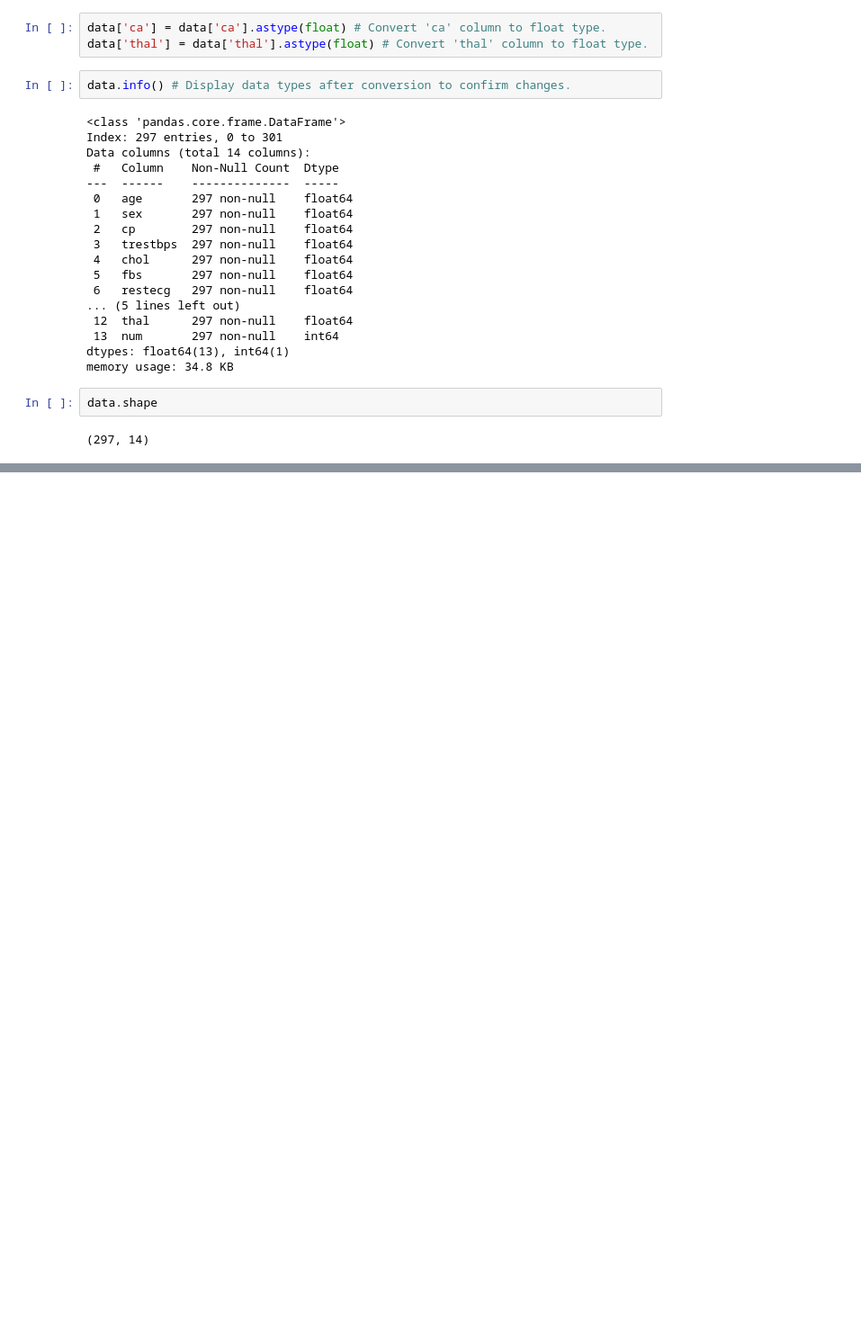
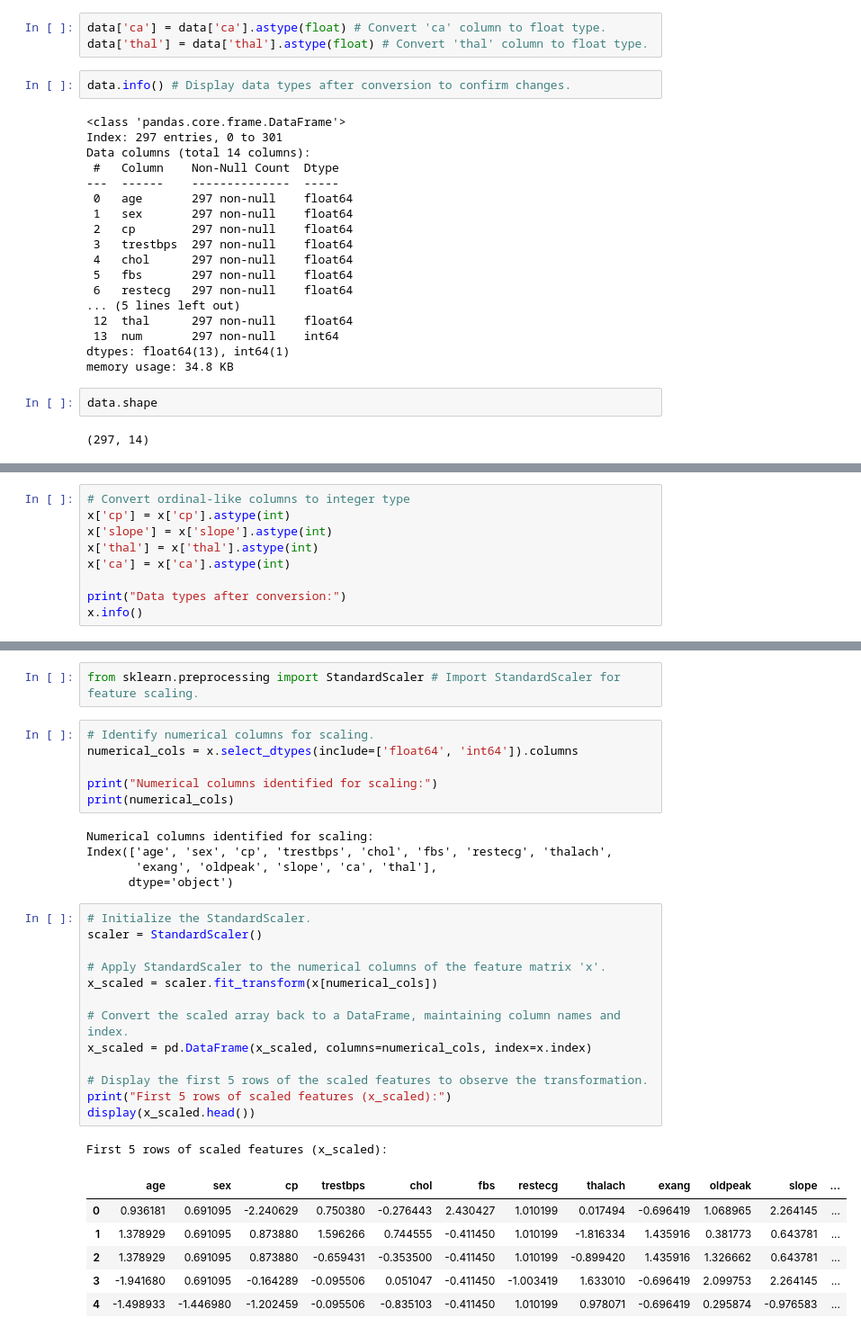
Before and after one commit to AakarshPatel/pytorch-heart-disease, a Jupyter notebook: 02_Data__Cleaning_and_Preprocessing.ipynb, the cells around one changed output, grey strips where cells are left out. Shown at 90% size. Saved outputs shown, nothing was run; the diff lists cells and outputs as text; blank space fills up the shorter version.

Commit message:
Apply feature scaling, perform train-test split, and finalize modeling dataset

```diff
--- a/02_Data__Cleaning_and_Preprocessing.ipynb
+++ b/02_Data__Cleaning_and_Preprocessing.ipynb
@@ -69,0 +214,9 @@ data.shape
+# %%
+# Convert ordinal-like columns to integer type
+x['cp'] = x['cp'].astype(int)
+x['slope'] = x['slope'].astype(int)
+x['thal'] = x['thal'].astype(int)
+x['ca'] = x['ca'].astype(int)
+
+print("Data types after conversion:")
+x.info()
@@ -69,0 +241,34 @@ data.shape
+# %%
+from sklearn.preprocessing import StandardScaler # Import StandardScaler for feature scaling.
+# %%
+# Identify numerical columns for scaling.
+numerical_cols = x.select_dtypes(include=['float64', 'int64']).columns
+
+print("Numerical columns identified for scaling:")
+print(numerical_cols)
+# %% [output]
+Numerical columns identified for scaling:
+Index(['age', 'sex', 'cp', 'trestbps', 'chol', 'fbs', 'restecg', 'thalach',
+       'exang', 'oldpeak', 'slope', 'ca', 'thal'],
+      dtype='object')
+# %%
+# Initialize the StandardScaler.
+scaler = StandardScaler()
+
+# Apply StandardScaler to the numerical columns of the feature matrix 'x'.
+x_scaled = scaler.fit_transform(x[numerical_cols])
+
+# Convert the scaled array back to a DataFrame, maintaining column names and index.
+x_scaled = pd.DataFrame(x_scaled, columns=numerical_cols, index=x.index)
+
+# Display the first 5 rows of the scaled features to observe the transformation.
+print("First 5 rows of scaled features (x_scaled):")
+display(x_scaled.head())
+# %% [output]
+First 5 rows of scaled features (x_scaled):
+|  | age | sex | cp | trestbps | chol | fbs | restecg | thalach | exang | oldpeak | slope | ... |
+| 0 | 0.936181 | 0.691095 | -2.240629 | 0.750380 | -0.276443 | 2.430427 | 1.010199 | 0.017494 | -0.696419 | 1.068965 | 2.264145 | ... |
+| 1 | 1.378929 | 0.691095 | 0.873880 | 1.596266 | 0.744555 | -0.411450 | 1.010199 | -1.816334 | 1.435916 | 0.381773 | 0.643781 | ... |
+| 2 | 1.378929 | 0.691095 | 0.873880 | -0.659431 | -0.353500 | -0.411450 | 1.010199 | -0.899420 | 1.435916 | 1.326662 | 0.643781 | ... |
+| 3 | -1.941680 | 0.691095 | -0.164289 | -0.095506 | 0.051047 | -0.411450 | -1.003419 | 1.633010 | -0.696419 | 2.099753 | 2.264145 | ... |
+| 4 | -1.498933 | -1.446980 | -1.202459 | -0.095506 | -0.835103 | -0.411450 | 1.010199 | 0.978071 | -0.696419 | 0.295874 | -0.976583 | ... |
```
Also changed, not shown: parts of 18 cells of this notebook.
